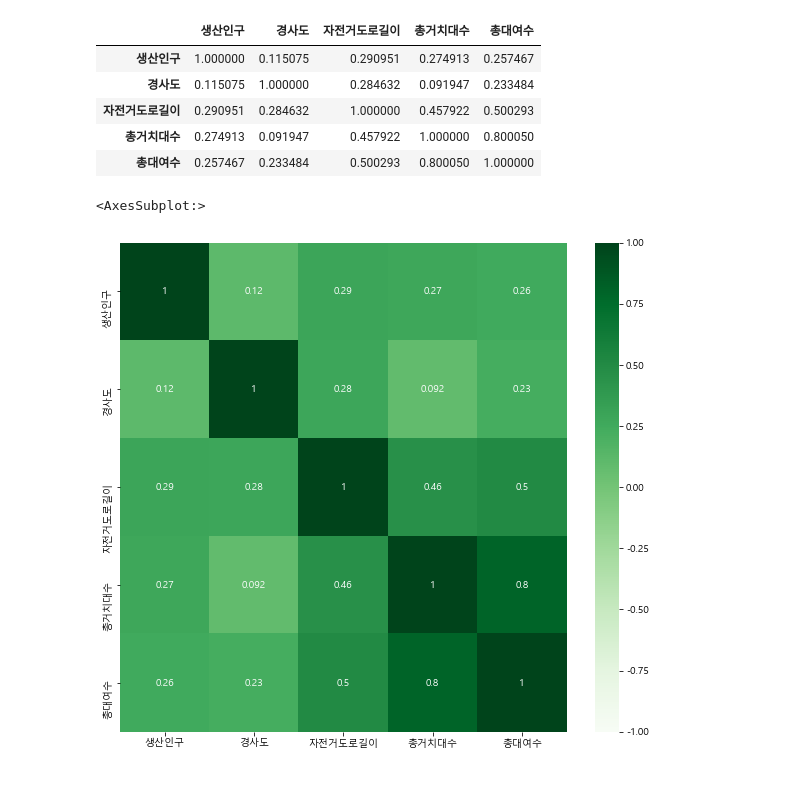
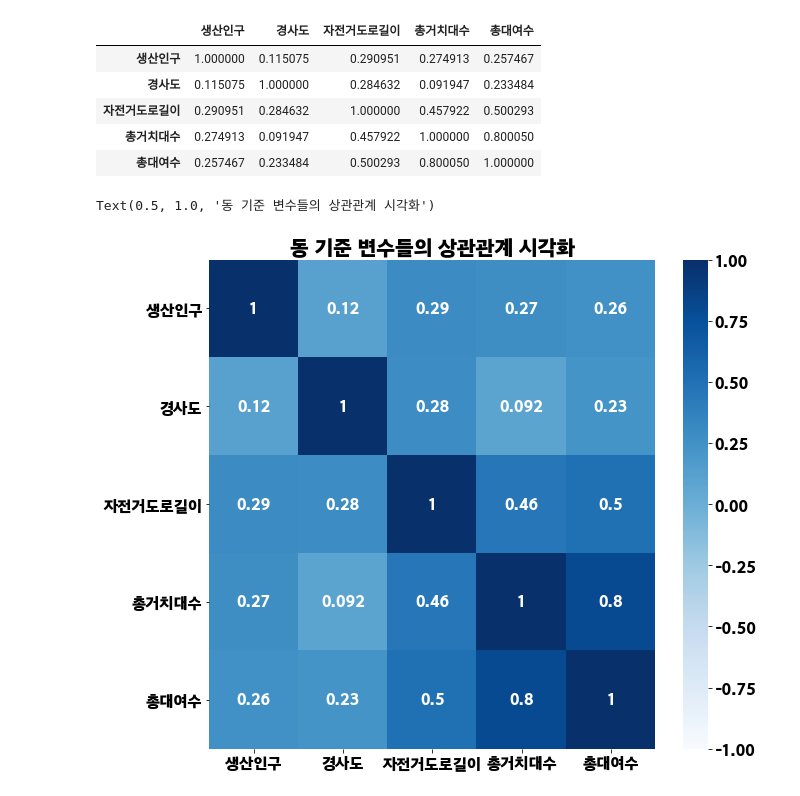
Before and after one commit to JuheePak/Python-project, a Jupyter notebook: source/visualization.ipynb, the cells around one changed output. Drawn from its saved outputs; the diff is of its cells as text; code cells hidden in the pictures.

```diff
--- a/source/visualization.ipynb
+++ b/source/visualization.ipynb
@@ -316,10 +316,12 @@ dtype: float64
 423
 # %%
 from matplotlib import font_manager, rc
-font_path = "data/malgun.ttf"
+import matplotlib.pyplot as plt
+import matplotlib
+font_path = "data/210 M고딕040.ttf"
 font_name = font_manager.FontProperties(fname=font_path).get_name()
 plt.rc('font', family=font_name)
-print (plt.rcParams['font.family'] )
+print(plt.rcParams['font.family'])
 matplotlib.font_manager._rebuild()
 matplotlib.rcParams['axes.unicode_minus'] = False
 # %% [output]
@@ -347,0 +329,9 @@ plt.show()
+# %%
+# Box Plot
+zscore[['생산인구', '경사도','자전거도로길이', '총거치대수', '총대여수', '비율']].plot(
+    kind='box',
+    figsize=(15, 9),
+    color='coral').set_title('동 기준으로 분포 보기', fontsize=20)
+plt.rc('font', size = 15)
+plt.grid()
+plt.show()
@@ -361,13 +353,14 @@ data.corr(method='pearson')
 # %%
 #heatmap으로 상관관계를 표시
 
 plt.rcParams["figure.figsize"] = (5,5)
 plt.figure(figsize=(10, 9))
+plt.rc('font', size = 15)
 sns.heatmap(data.corr(),
            annot = True, #실제 값 화면에 나타내기
-           cmap = 'Greens', #색상
-           vmin = -1, vmax=1 , #컬러차트 영역 -1
-           )
+           cmap = 'Blues', #색상
+           vmin = -1 #컬러차트 영역 -1
+           ).set_title('동 기준 변수들의 상관관계 시각화', fontsize=20)
 # %% [output]
-<AxesSubplot:>
+Text(0.5, 1.0, '동 기준 변수들의 상관관계 시각화')
-[figure, old version]
+[figure, new version]
```
Also changed, not shown: parts of 37 cells of this notebook, 2 other files.
